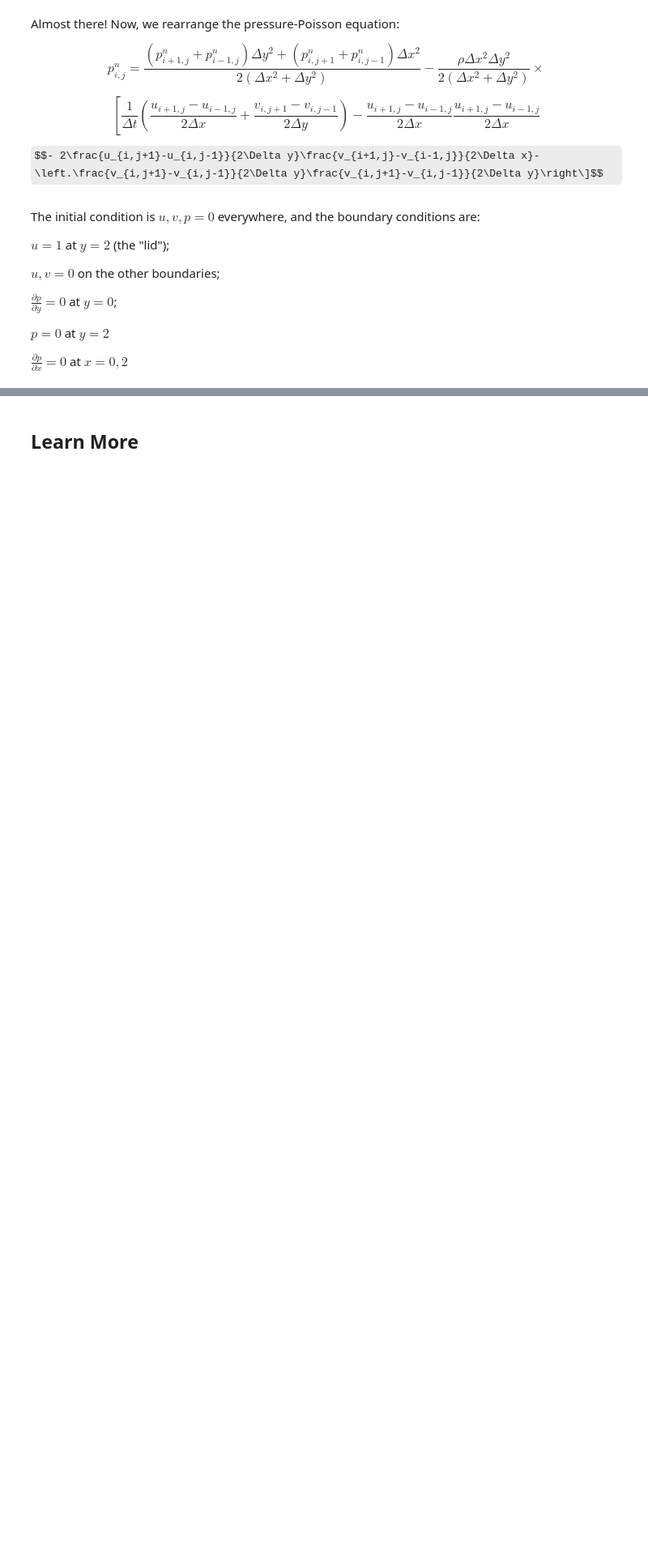
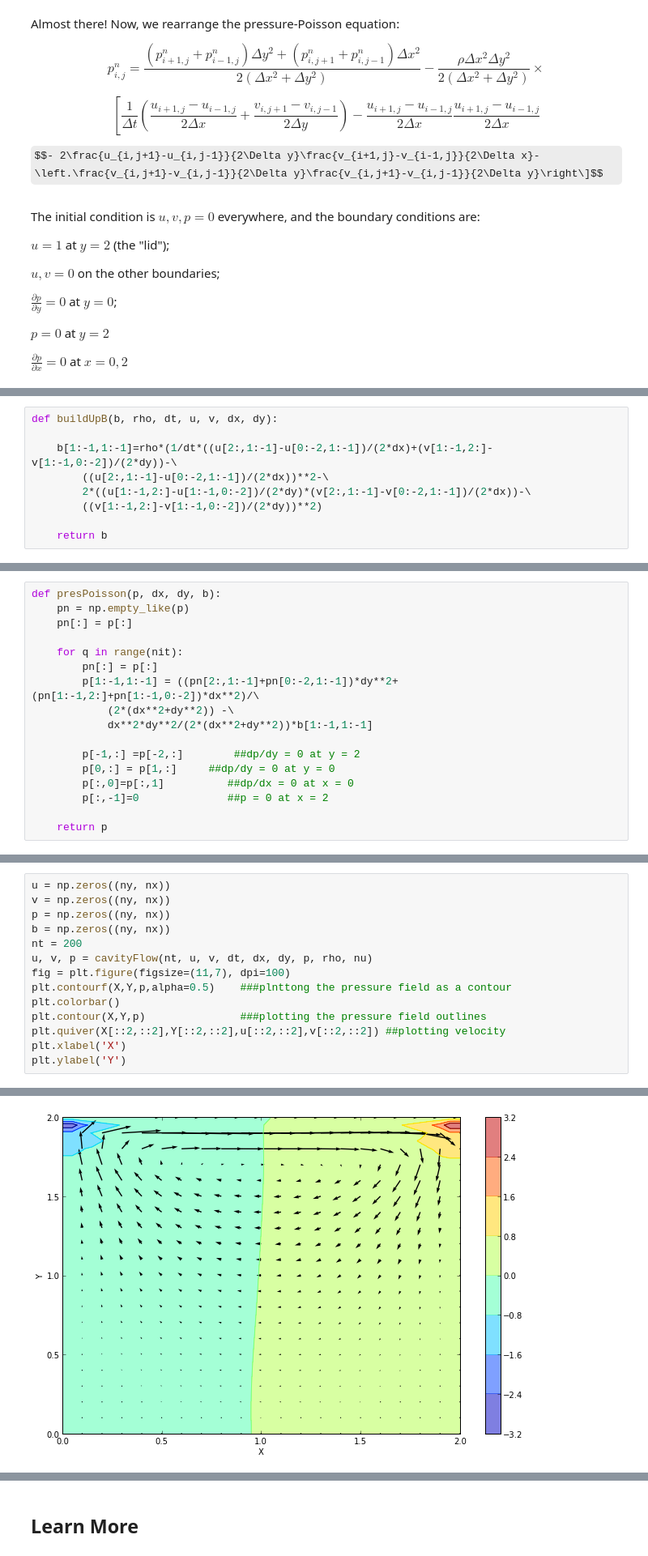
Before and after one commit to barbagroup/CFDPython, a Jupyter notebook: lessons/15 - Step 11.ipynb, the cells around one changed output, grey strips where cells are left out. Shown: that part at 81% size. Saved outputs shown, nothing was run; the diff lists cells and outputs as text; some formulas as TeX source; blank space fills up the shorter version.

Commit message:
Added cavity flow code and two sample plots for nt=200 and nt=700

```diff
--- a/lessons/15 - Step 11.ipynb
+++ b/lessons/15 - Step 11.ipynb
@@ -102,0 +133,9 @@ $\frac{\partial p}{\partial x}=0$ at $x=0,2$
+# %%
+def buildUpB(b, rho, dt, u, v, dx, dy):
+
+    b[1:-1,1:-1]=rho*(1/dt*((u[2:,1:-1]-u[0:-2,1:-1])/(2*dx)+(v[1:-1,2:]-v[1:-1,0:-2])/(2*dy))-\
+		((u[2:,1:-1]-u[0:-2,1:-1])/(2*dx))**2-\
+		2*((u[1:-1,2:]-u[1:-1,0:-2])/(2*dy)*(v[2:,1:-1]-v[0:-2,1:-1])/(2*dx))-\
+		((v[1:-1,2:]-v[1:-1,0:-2])/(2*dy))**2)
+
+    return b
@@ -102,0 +144,17 @@ $\frac{\partial p}{\partial x}=0$ at $x=0,2$
+# %%
+def presPoisson(p, dx, dy, b):
+    pn = np.empty_like(p)
+    pn[:] = p[:]
+
+    for q in range(nit):
+		pn[:] = p[:]
+		p[1:-1,1:-1] = ((pn[2:,1:-1]+pn[0:-2,1:-1])*dy**2+(pn[1:-1,2:]+pn[1:-1,0:-2])*dx**2)/\
+			(2*(dx**2+dy**2)) -\
+			dx**2*dy**2/(2*(dx**2+dy**2))*b[1:-1,1:-1]
+
+		p[-1,:] =p[-2,:]		##dp/dy = 0 at y = 2
+		p[0,:] = p[1,:]	 	##dp/dy = 0 at y = 0
+		p[:,0]=p[:,1]		   ##dp/dx = 0 at x = 0
+		p[:,-1]=0		       ##p = 0 at x = 2
+
+    return p
@@ -102,0 +202,15 @@ $\frac{\partial p}{\partial x}=0$ at $x=0,2$
+# %%
+u = np.zeros((ny, nx))
+v = np.zeros((ny, nx))
+p = np.zeros((ny, nx))
+b = np.zeros((ny, nx))
+nt = 200
+u, v, p = cavityFlow(nt, u, v, dt, dx, dy, p, rho, nu)
+fig = plt.figure(figsize=(11,7), dpi=100)
+plt.contourf(X,Y,p,alpha=0.5)    ###plnttong the pressure field as a contour
+plt.colorbar()
+plt.contour(X,Y,p)               ###plotting the pressure field outlines
+plt.quiver(X[::2,::2],Y[::2,::2],u[::2,::2],v[::2,::2]) ##plotting velocity
+plt.xlabel('X')
+plt.ylabel('Y')
+# %% [output]
@@ -102,0 +218 @@ $\frac{\partial p}{\partial x}=0$ at $x=0,2$
+[figure, added]
```
Also changed, not shown: parts of 10 cells of this notebook.
